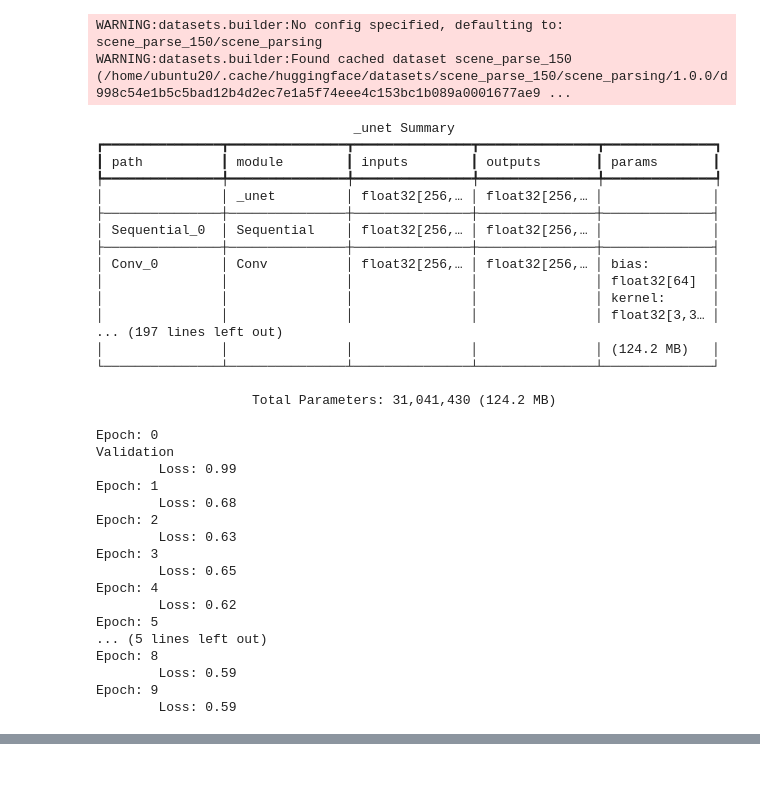
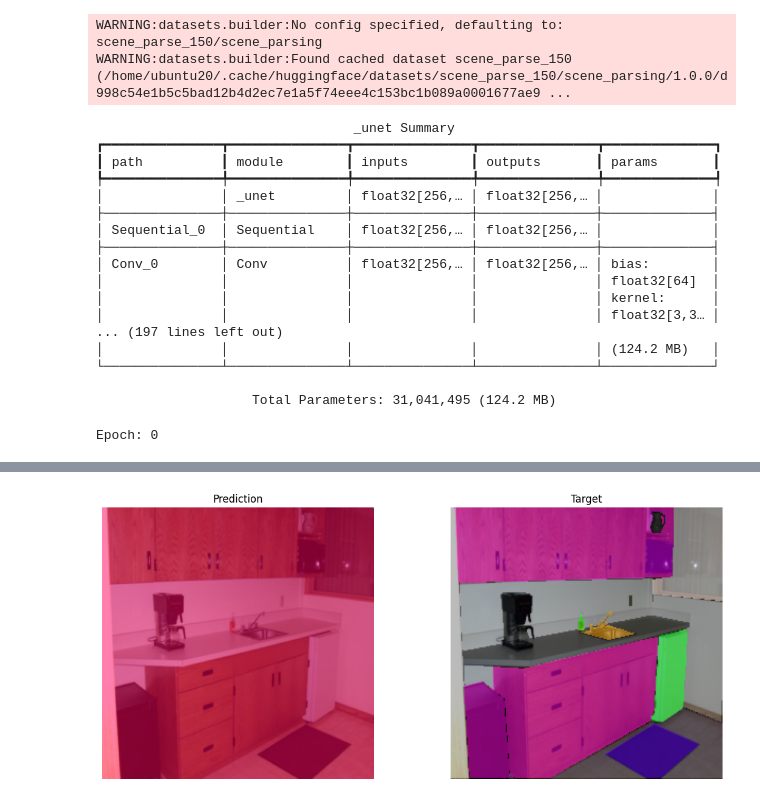
Before and after one commit to ChristianOrr/semantic-segmentation, a Jupyter notebook: u-net.ipynb, the cells around one changed output, grey strips where cells are left out. Cells and saved outputs as stored; diff of their text form; code cells hidden in the pictures; blank space fills up the shorter version.

Commit message:
added plotting functions

```diff
--- a/u-net.ipynb
+++ b/u-net.ipynb
@@ -14,7 +16,7 @@ import matplotlib.pyplot as plt
 dataset = load_dataset("scene_parse_150")
 train_dataset, test_dataset, val_dataset  = dataset["train"], dataset["test"], dataset["validation"]
 # Number of segmentation classes
-num_classes = 150
+num_classes = 151
 # Image height and width
 height, width = 256, 256
 # %% [output]
@@ -22,6 +24,7 @@ WARNING:datasets.builder:No config specified, defaulting to: scene_parse_150/sce
 WARNING:datasets.builder:Found cached dataset scene_parse_150 (/home/ubuntu20/.cache/huggingface/datasets/scene_parse_150/scene_parsing/1.0.0/d998c54e1b5c5bad12b4d2ec7e1a5f74eee4c153bc1b089a0001677ae9 ...
 # %%
 class _unet(nn.Module):
+    num_classes: int
 
     @nn.compact
     def __call__(self, x):
@@ -101,16 +104,16 @@ class _unet(nn.Module):
         decoder_block1 = nn.Sequential([
             nn.Conv(features=64, kernel_size=(3, 3), padding="SAME"), jax.nn.relu,
             nn.Conv(features=64, kernel_size=(3, 3), padding="SAME"), jax.nn.relu,
-            nn.Conv(features=num_classes, kernel_size=(1, 1), padding="SAME"), jax.nn.sigmoid,
+            nn.Conv(features=self.num_classes, kernel_size=(1, 1), padding="SAME"), jax.nn.sigmoid,
         ])
         x = decoder_block1(x)
 
         return x
 
 # Create the model object
-unet = _unet()
+unet = _unet(num_classes)
 # Display the model details
-dummy_x = np.array(dataset[0]["image"])
+dummy_x = np.array(train_dataset[0]["image"])
 # Downsample the image
 dummy_x = jax.image.resize(dummy_x, shape=(height, width, 3), method="bilinear")
 rng_key = jax.random.PRNGKey(64)
@@ -132,7 +135,7 @@ print(unet.tabulate(rng_key, dummy_x))
 │               │               │               │               │ (124.2 MB)   │
 └───────────────┴───────────────┴───────────────┴───────────────┴──────────────┘
 
-                    Total Parameters: 31,041,430 (124.2 MB)
+                    Total Parameters: 31,041,495 (124.2 MB)
 # %%
 def binarize_target(target_ids, num_classes):
     """
@@ -216,56 +271,55 @@ def dice_loss(variables, inputs, targets, epsilon):
 # %%
 # Number of training epochs
-epochs = 10
+epochs = 50
+# Display training loss freq
+print_freq = 100
 # Validation frequency
-val_epochs = 10
-# Learning rate
-lr = 0.01
-batch_size = 1
+val_epochs = 1000
+batch_size = 2
 # A small number to prevent loss function from dividing by zero
 epsilon = 0.0001
+# Exponential decay learning rate schedule defined by:
+# learning_rate * decay_rate ^ (global_step / decay_steps)
+schedule = optax.exponential_decay(
+  init_value=0.03,
+  transition_steps=100,
+  decay_rate=0.99,
+  transition_begin=500,
+  end_value=0.0001,
+)
 
 
 variables = unet.init(rng_key, dummy_x)
-optimizer = optax.adam(learning_rate=lr)
+optimizer = optax.adam(learning_rate=schedule)
 opt_state = optimizer.init(variables)
 
 train_data_generator = train_dataset.iter(batch_size=1)
 val_data_generator = val_dataset.iter(batch_size=1)
 
 losses = []
+val_losses = []
 
-for epoch in range(epochs):
-    print(f"Epoch: {epoch}")
+for epoch in range(epochs + 1):
+    if epoch % print_freq == 0: print(f"Epoch: {epoch}")
     # Prepare a batch of data
     inputs, targets = prep_data_batch(train_data_generator, batch_size, height, width, num_classes)
     # Perform backpropagation
     loss, grads = value_and_grad(dice_loss, argnums=(0))(variables, inputs, targets, epsilon)
     updates, opt_state = optimizer.update(grads, opt_state, variables)
     variables = optax.apply_updates(variables, updates)
+
+    losses.append(loss)
+    if epoch % print_freq == 0: print(f"\tLoss: {loss :.2f}")
     # Evaluate the models performance
     if epoch % val_epochs == 0:
-        print(f"Validation ")
         # Prepare a batch of data
         val_inputs, val_targets = prep_data_batch(val_data_generator, batch_size, height, width, num_classes)
+        val_loss = dice_loss(variables, val_inputs, val_targets, epsilon)
+        val_losses.append(val_loss)
+        print(f"\t\tValidation Loss: {val_loss :.2f}")
 
-
-    losses.append(loss)
-    print(f"\tLoss: {loss :.2f}")
+        val_input = val_inputs[0]
+        val_pred = unet.apply(variables, val_input)
+        plot_pred_and_target(val_input, val_pred, val_targets[0])
 # %% [output]
 Epoch: 0
-Validation
-        Loss: 0.99
-Epoch: 1
-        Loss: 0.68
-Epoch: 2
-        Loss: 0.63
-Epoch: 3
-        Loss: 0.65
-Epoch: 4
-        Loss: 0.62
-Epoch: 5
-... (5 lines left out)
-Epoch: 8
-        Loss: 0.59
-Epoch: 9
-        Loss: 0.59
@@ -271,0 +329 @@ Epoch: 9
+[figure, added]
```
Also changed, not shown: parts of 5 cells of this notebook, 1 other file.
